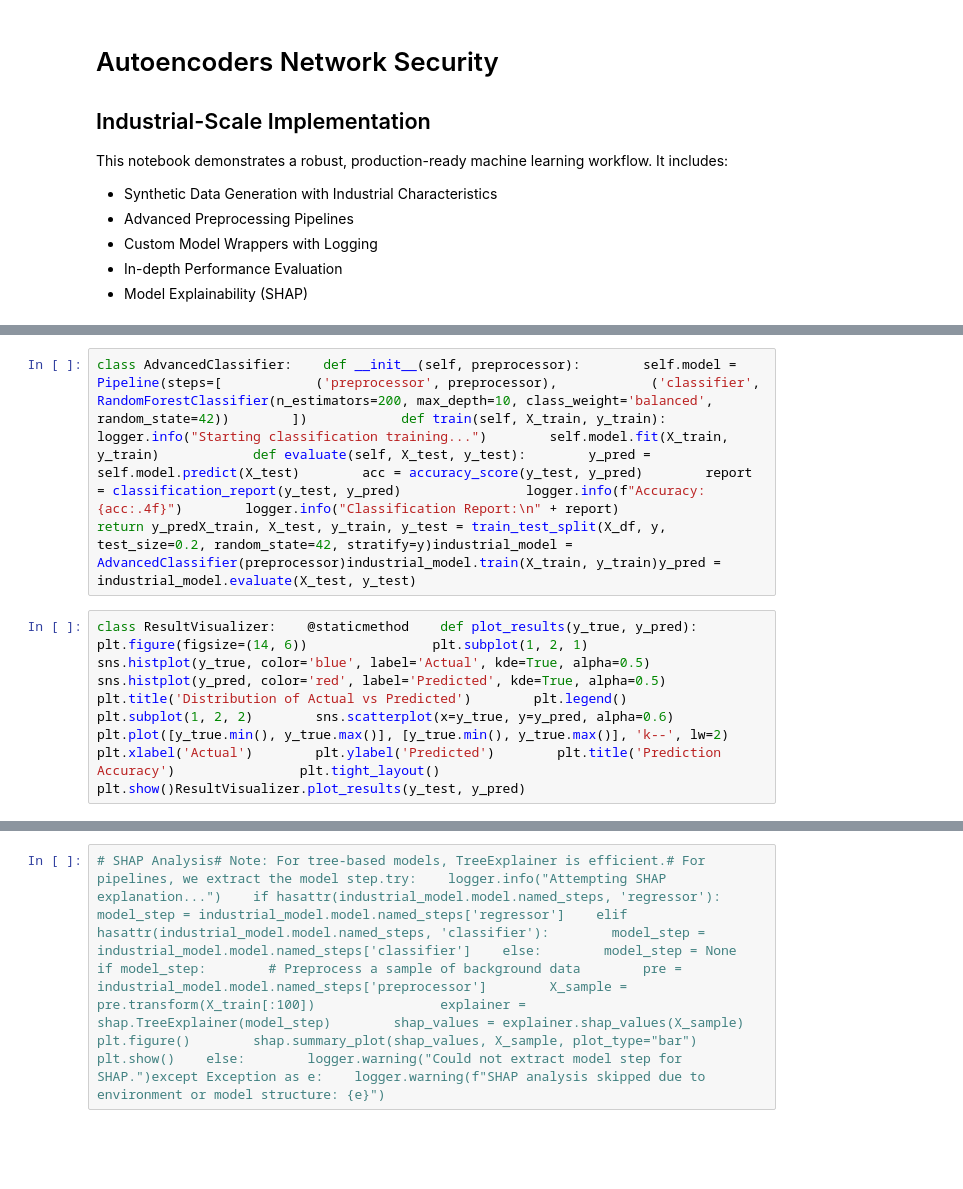
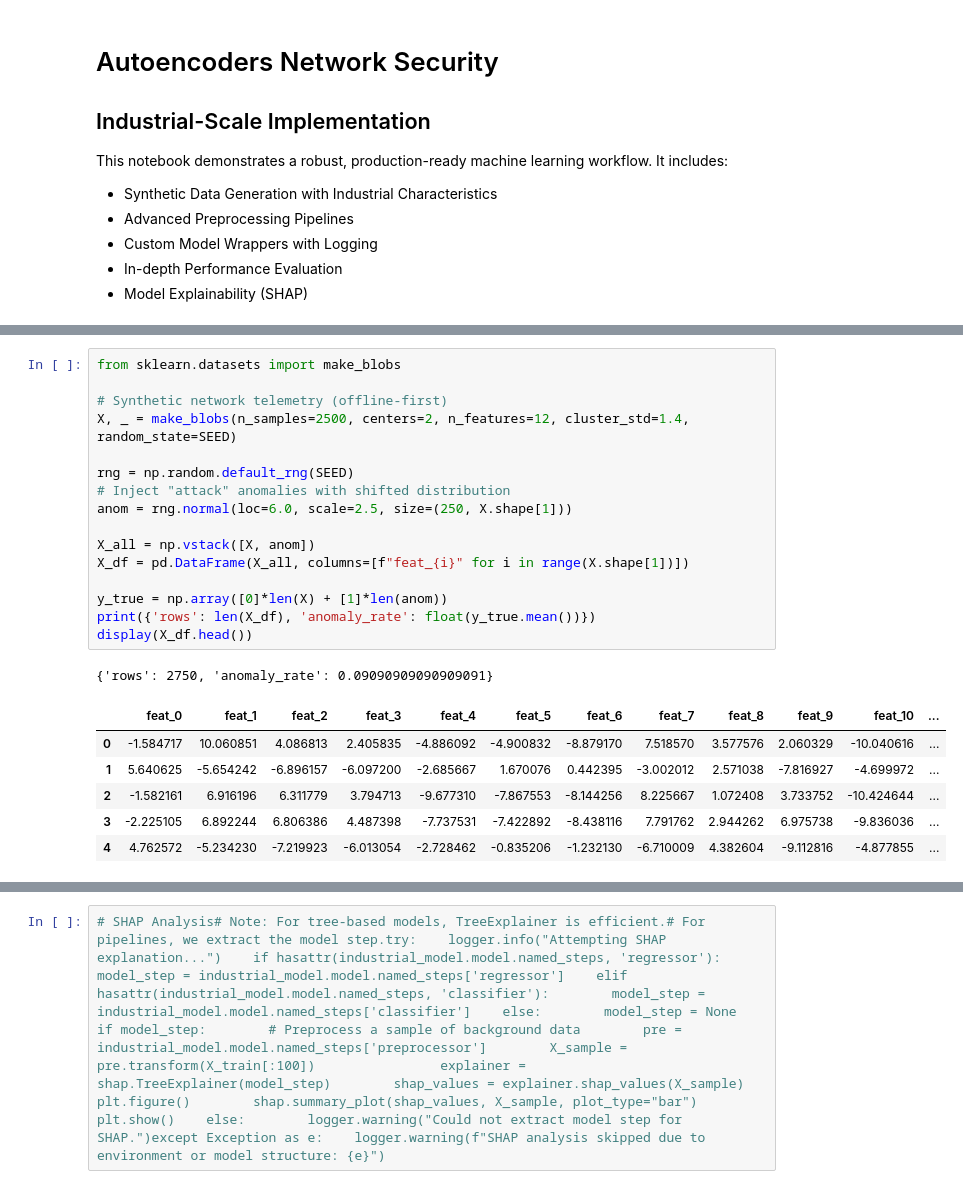
Before and after one commit to Brainfeed-1996/advanced-ml-mastery-collection, a Jupyter notebook: 08-Anomaly-Detection/Autoencoders-Network-Security.ipynb, the cells around one changed output, grey strips where cells are left out. Drawn from its saved outputs; the diff is of its cells as text; blank space fills up the shorter version.

```diff
--- a/08-Anomaly-Detection/Autoencoders-Network-Security.ipynb
+++ b/08-Anomaly-Detection/Autoencoders-Network-Security.ipynb
@@ -18,4 +46,24 @@ class RobustPipelineBuilder:    @staticmethod    def build_preprocessor():
-# %%
-class AdvancedClassifier:    def __init__(self, preprocessor):        self.model = Pipeline(steps=[            ('preprocessor', preprocessor),            ('classifier', RandomForestClassifier(n_estimators=200, max_depth=10, class_weight='balanced', random_state=42))        ])            def train(self, X_train, y_train):        logger.info("Starting classification training...")        self.model.fit(X_train, y_train)            def evaluate(self, X_test, y_test):        y_pred = self.model.predict(X_test)        acc = accuracy_score(y_test, y_pred)        report = classification_report(y_test, y_pred)                logger.info(f"Accuracy: {acc:.4f}")        logger.info("Classification Report:\n" + report)                return y_predX_train, X_test, y_train, y_test = train_test_split(X_df, y, test_size=0.2, random_state=42, stratify=y)industrial_model = AdvancedClassifier(preprocessor)industrial_model.train(X_train, y_train)y_pred = industrial_model.evaluate(X_test, y_test)
-# %%
-class ResultVisualizer:    @staticmethod    def plot_results(y_true, y_pred):        plt.figure(figsize=(14, 6))                plt.subplot(1, 2, 1)        sns.histplot(y_true, color='blue', label='Actual', kde=True, alpha=0.5)        sns.histplot(y_pred, color='red', label='Predicted', kde=True, alpha=0.5)        plt.title('Distribution of Actual vs Predicted')        plt.legend()                plt.subplot(1, 2, 2)        sns.scatterplot(x=y_true, y=y_pred, alpha=0.6)        plt.plot([y_true.min(), y_true.max()], [y_true.min(), y_true.max()], 'k--', lw=2)        plt.xlabel('Actual')        plt.ylabel('Predicted')        plt.title('Prediction Accuracy')                plt.tight_layout()        plt.show()ResultVisualizer.plot_results(y_test, y_pred)
+# %%
+from sklearn.datasets import make_blobs
+
+# Synthetic network telemetry (offline-first)
+X, _ = make_blobs(n_samples=2500, centers=2, n_features=12, cluster_std=1.4, random_state=SEED)
+
+rng = np.random.default_rng(SEED)
+# Inject "attack" anomalies with shifted distribution
+anom = rng.normal(loc=6.0, scale=2.5, size=(250, X.shape[1]))
+
+X_all = np.vstack([X, anom])
+X_df = pd.DataFrame(X_all, columns=[f"feat_{i}" for i in range(X.shape[1])])
+
+y_true = np.array([0]*len(X) + [1]*len(anom))
+print({'rows': len(X_df), 'anomaly_rate': float(y_true.mean())})
+display(X_df.head())
+# %% [output]
+{'rows': 2750, 'anomaly_rate': 0.09090909090909091}
+|  | feat_0 | feat_1 | feat_2 | feat_3 | feat_4 | feat_5 | feat_6 | feat_7 | feat_8 | feat_9 | feat_10 | ... |
+| 0 | -1.584717 | 10.060851 | 4.086813 | 2.405835 | -4.886092 | -4.900832 | -8.879170 | 7.518570 | 3.577576 | 2.060329 | -10.040616 | ... |
+| 1 | 5.640625 | -5.654242 | -6.896157 | -6.097200 | -2.685667 | 1.670076 | 0.442395 | -3.002012 | 2.571038 | -7.816927 | -4.699972 | ... |
+| 2 | -1.582161 | 6.916196 | 6.311779 | 3.794713 | -9.677310 | -7.867553 | -8.144256 | 8.225667 | 1.072408 | 3.733752 | -10.424644 | ... |
+| 3 | -2.225105 | 6.892244 | 6.806386 | 4.487398 | -7.737531 | -7.422892 | -8.438116 | 7.791762 | 2.944262 | 6.975738 | -9.836036 | ... |
+| 4 | 4.762572 | -5.234230 | -7.219923 | -6.013054 | -2.728462 | -0.835206 | -1.232130 | -6.710009 | 4.382604 | -9.112816 | -4.877855 | ... |
```
Also changed, not shown: parts of 6 cells of this notebook, 3 other files.
